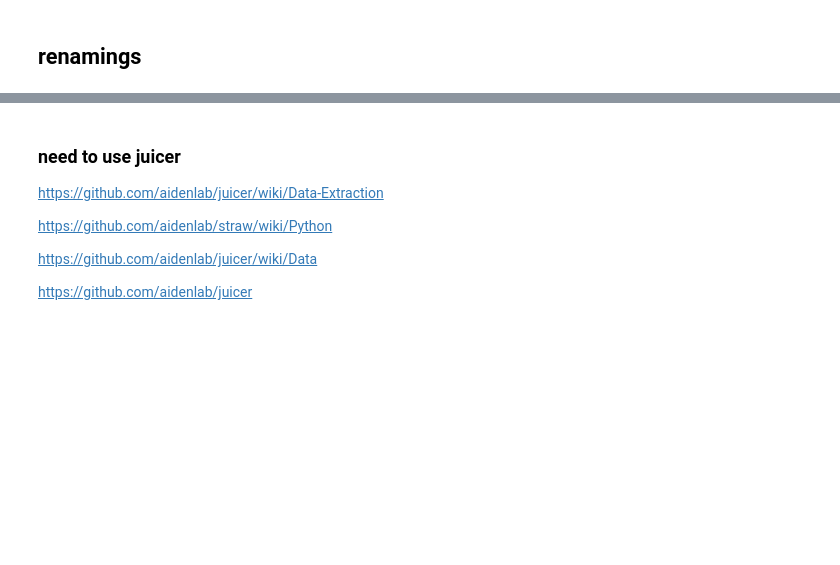
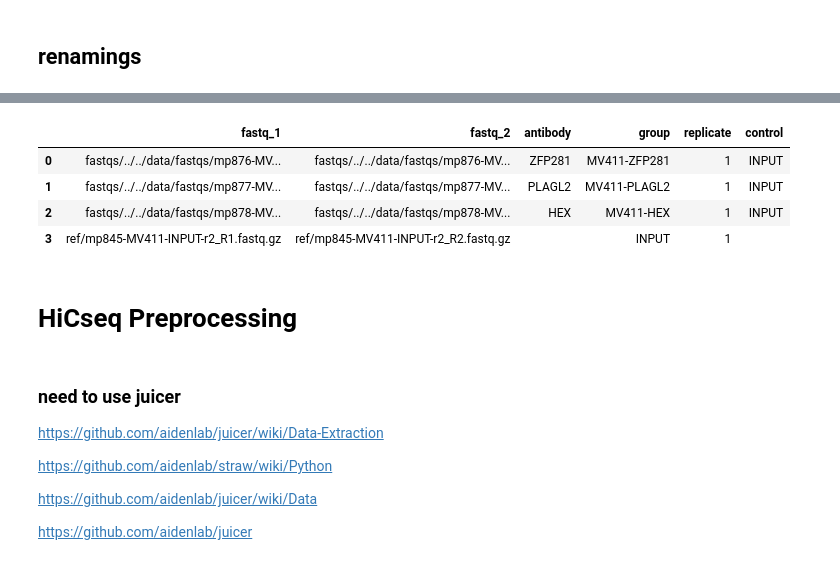
Before and after one commit to monikaperez/AMLproject, a Jupyter notebook: notebooks/Processing_ChipSeq.ipynb, the cells around one changed output, grey strips where cells are left out. Cells and saved outputs as stored; diff of their text form; code cells hidden in the pictures; blank space fills up the shorter version.

```diff
--- a/notebooks/Processing_ChipSeq.ipynb
+++ b/notebooks/Processing_ChipSeq.ipynb
@@ -290,0 +365,32 @@ gsheets[gsheets['Cell line ID'].isin([
+# %%
+df = {
+"fastq_1": [],
+"fastq_2": [],
+"antibody": [],
+"group": [],
+"replicate": [],
+"control": []
+}
+for val in h.grouped(a[:-4],2):
+    row = gsheet[gsheet.id==val[0].split('/')[-1].split('-')[0]]
+    df['group'].append("MV4"+row['name'].values[0].split('-r')[0].split('-MV4')[1])
+    df['replicate'].append(row['name'].values[0].split('-r')[1])
+    df['fastq_1'].append("fastqs/"+val[0])
+    df['fastq_2'].append("fastqs/"+val[1])
+    df['antibody'].append(row['protein'].values[0])
+    df['control'].append("INPUT")
+df['group'].append('INPUT')
+df['replicate'].append(1)
+df['fastq_1'].append('ref/mp845-MV411-INPUT-r2_R1.fastq.gz')
+df['fastq_2'].append('ref/mp845-MV411-INPUT-r2_R2.fastq.gz')
+df['antibody'].append("")
+df['control'].append("")
+df = pd.DataFrame(df)
+# %%
+df
+# %% [output]
+|  | fastq_1 | fastq_2 | antibody | group | replicate | control |
+| 0 | fastqs/../../data/fastqs/mp876-MV... | fastqs/../../data/fastqs/mp876-MV... | ZFP281 | MV411-ZFP281 | 1 | INPUT |
+| 1 | fastqs/../../data/fastqs/mp877-MV... | fastqs/../../data/fastqs/mp877-MV... | PLAGL2 | MV411-PLAGL2 | 1 | INPUT |
+| 2 | fastqs/../../data/fastqs/mp878-MV... | fastqs/../../data/fastqs/mp878-MV... | HEX | MV411-HEX | 1 | INPUT |
+| 3 | ref/mp845-MV411-INPUT-r2_R1.fastq.gz | ref/mp845-MV411-INPUT-r2_R2.fastq.gz |  | INPUT | 1 |  |
@@ -291,3 +406,5 @@ gsheets[gsheets['Cell line ID'].isin([
+# %% [markdown]
+# HiCseq Preprocessing
 # %% [markdown]
 ### need to use juicer
 https://github.com/aidenlab/juicer/wiki/Data-Extraction
```
Also changed, not shown: parts of 33 cells of this notebook, 3 other files.
